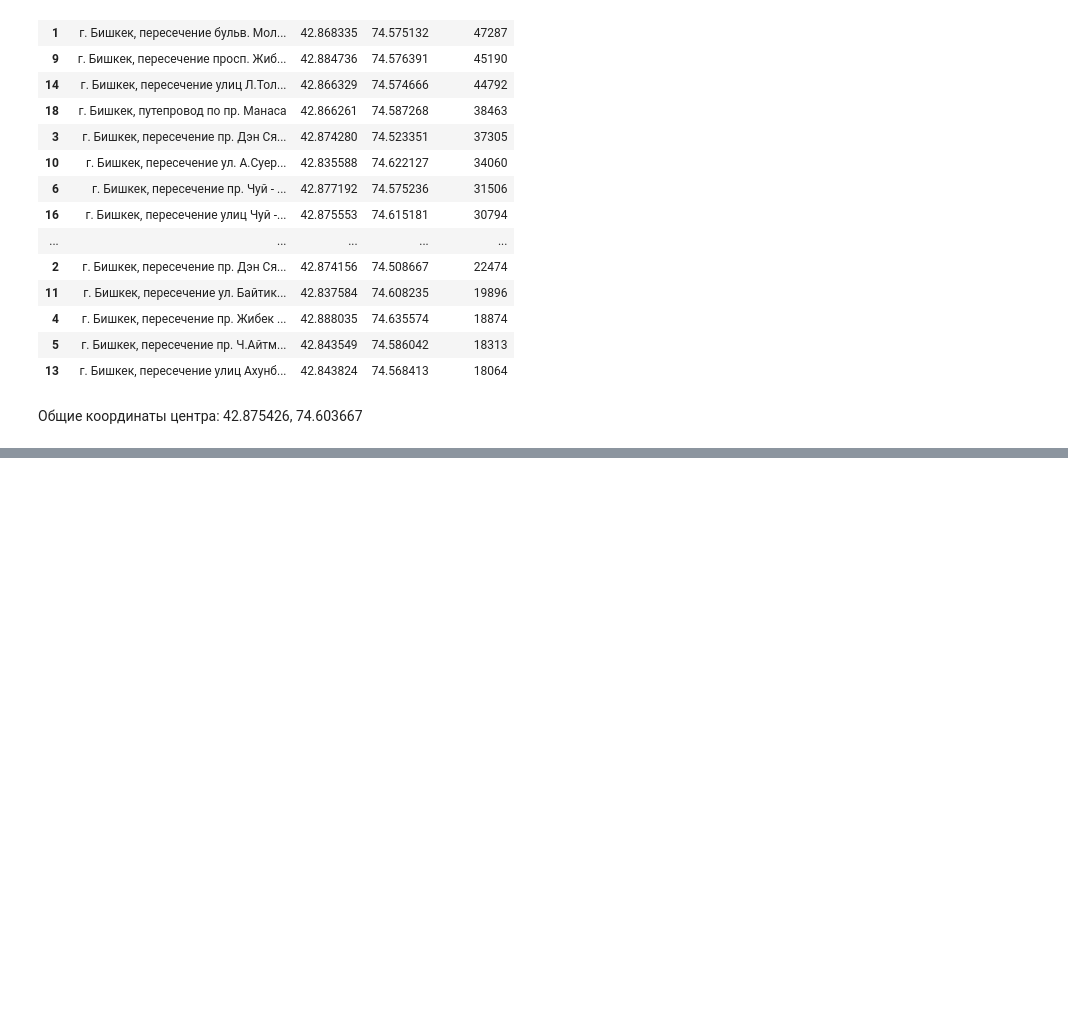
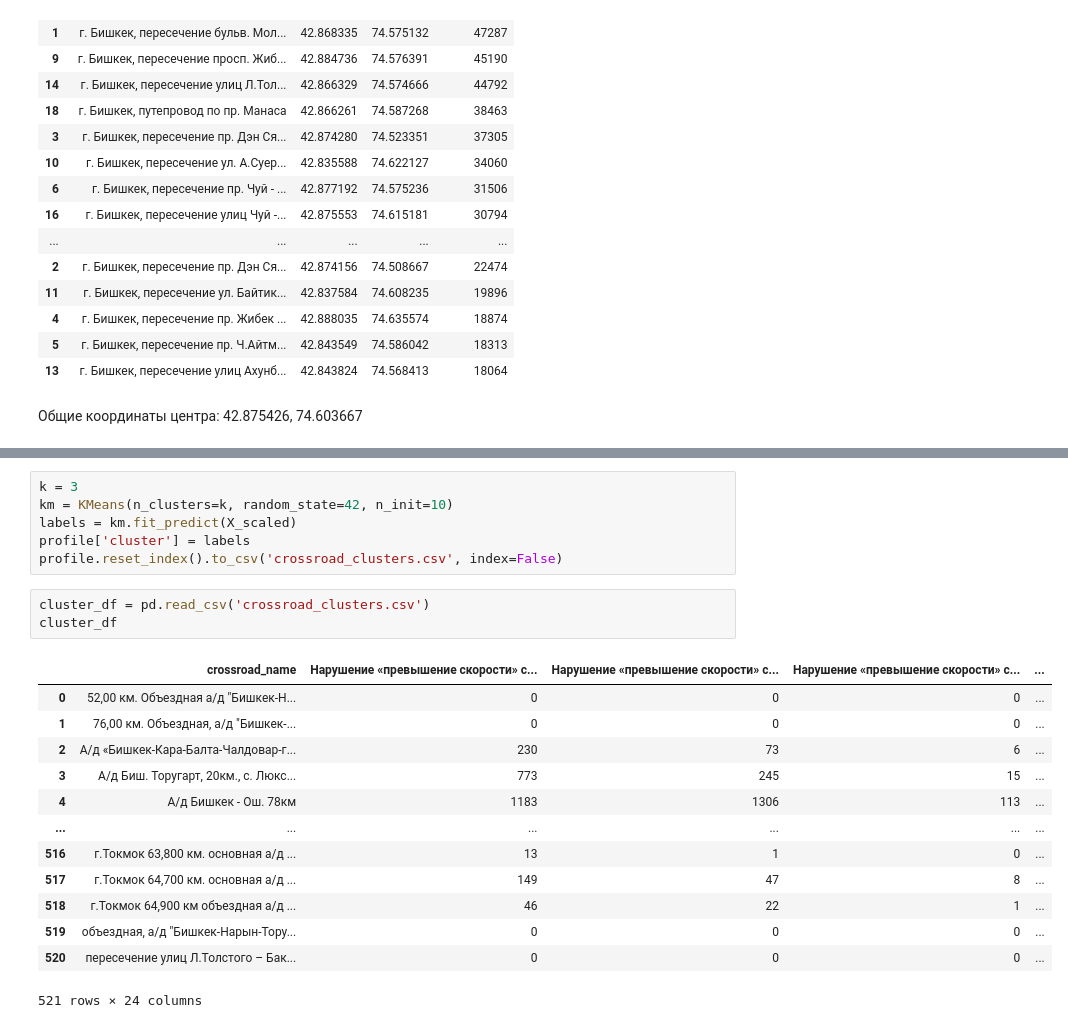
Before and after one commit to s-bye/Kyrgyzstan-traffic, a Jupyter notebook: baiastan_v.ipynb, the cells around one changed output, grey strips where cells are left out. Drawn from its saved outputs; the diff is of its cells as text; blank space fills up the shorter version.

```diff
--- a/baiastan_v.ipynb
+++ b/baiastan_v.ipynb
@@ -772,0 +794,23 @@ plt.show()
+# %%
+k = 3
+km = KMeans(n_clusters=k, random_state=42, n_init=10)
+labels = km.fit_predict(X_scaled)
+profile['cluster'] = labels
+profile.reset_index().to_csv('crossroad_clusters.csv', index=False)
+# %%
+cluster_df = pd.read_csv('crossroad_clusters.csv')
+cluster_df
+# %% [output]
+|  | crossroad_name | Нарушение «превышение скорости» с... | Нарушение «превышение скорости» с... | Нарушение «превышение скорости» с... | ... |
+| 0 | 52,00 км. Объездная а/д "Бишкек-Н... | 0 | 0 | 0 | ... |
+| 1 | 76,00 км. Объездная, а/д "Бишкек-... | 0 | 0 | 0 | ... |
+| 2 | А/д «Бишкек-Кара-Балта-Чалдовар-г... | 230 | 73 | 6 | ... |
+| 3 | А/д Биш. Торугарт, 20км., с. Люкс... | 773 | 245 | 15 | ... |
+| 4 | А/д Бишкек - Ош. 78км | 1183 | 1306 | 113 | ... |
+| ... | ... | ... | ... | ... | ... |
+| 516 | г.Токмок 63,800 км. основная а/д ... | 13 | 1 | 0 | ... |
+| 517 | г.Токмок 64,700 км. основная а/д ... | 149 | 47 | 8 | ... |
+| 518 | г.Токмок 64,900 км объездная а/д ... | 46 | 22 | 1 | ... |
+| 519 | объездная, а/д "Бишкек-Нарын-Тору... | 0 | 0 | 0 | ... |
+| 520 | пересечение улиц Л.Толстого – Бак... | 0 | 0 | 0 | ... |
+521 rows × 24 columns
```
Also changed, not shown: parts of 14 cells of this notebook.
